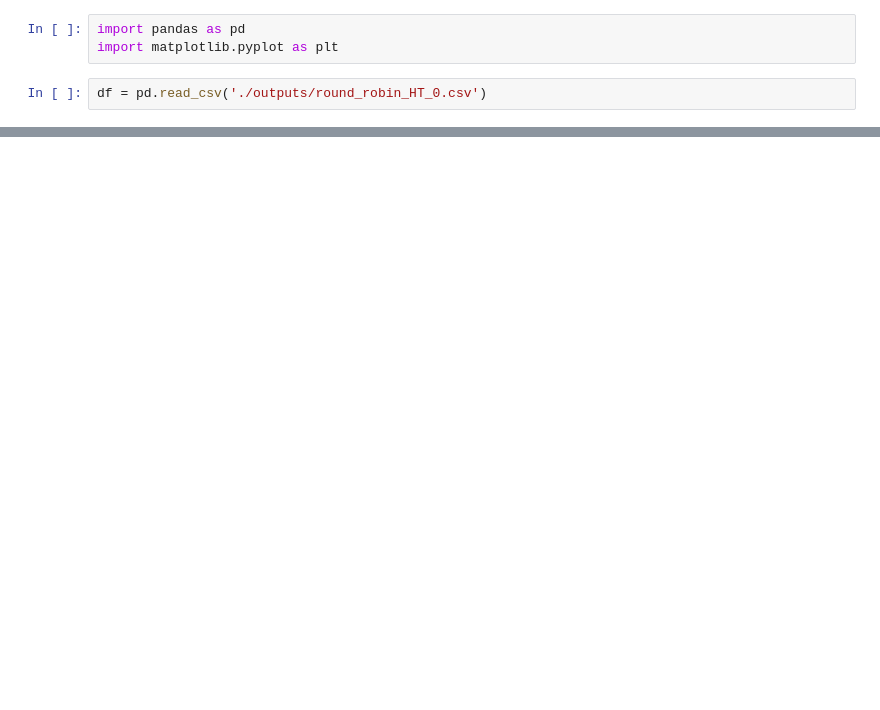
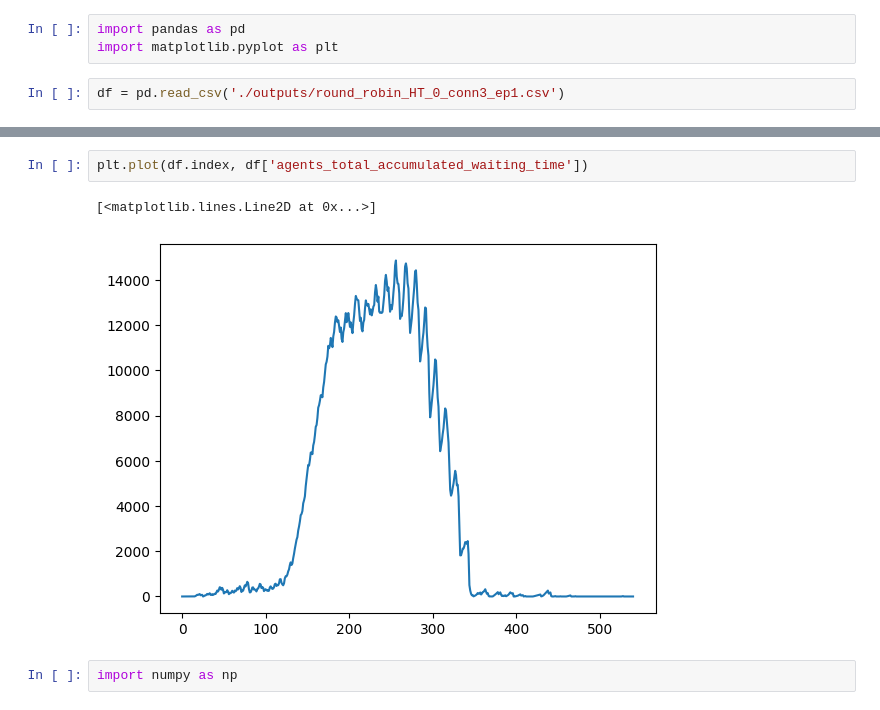
Before and after one commit to miamimagna/temp-traffic, a Jupyter notebook: test.ipynb, the cells around one changed output, grey strips where cells are left out. Cells and saved outputs as stored; diff of their text form; blank space fills up the shorter version.

```diff
--- a/test.ipynb
+++ b/test.ipynb
@@ -2,4 +2,4 @@
 import pandas as pd
 import matplotlib.pyplot as plt
 # %%
-df = pd.read_csv('./outputs/round_robin_HT_0.csv')
+df = pd.read_csv('./outputs/round_robin_HT_0_conn3_ep1.csv')
@@ -21,0 +8,7 @@ df
+# %%
+plt.plot(df.index, df['agents_total_accumulated_waiting_time'])
+# %% [output]
+[<matplotlib.lines.Line2D at 0x...>]
+[figure, added]
+# %%
+import numpy as np
```
Also changed, not shown: parts of 5 cells of this notebook, 1 other file.
